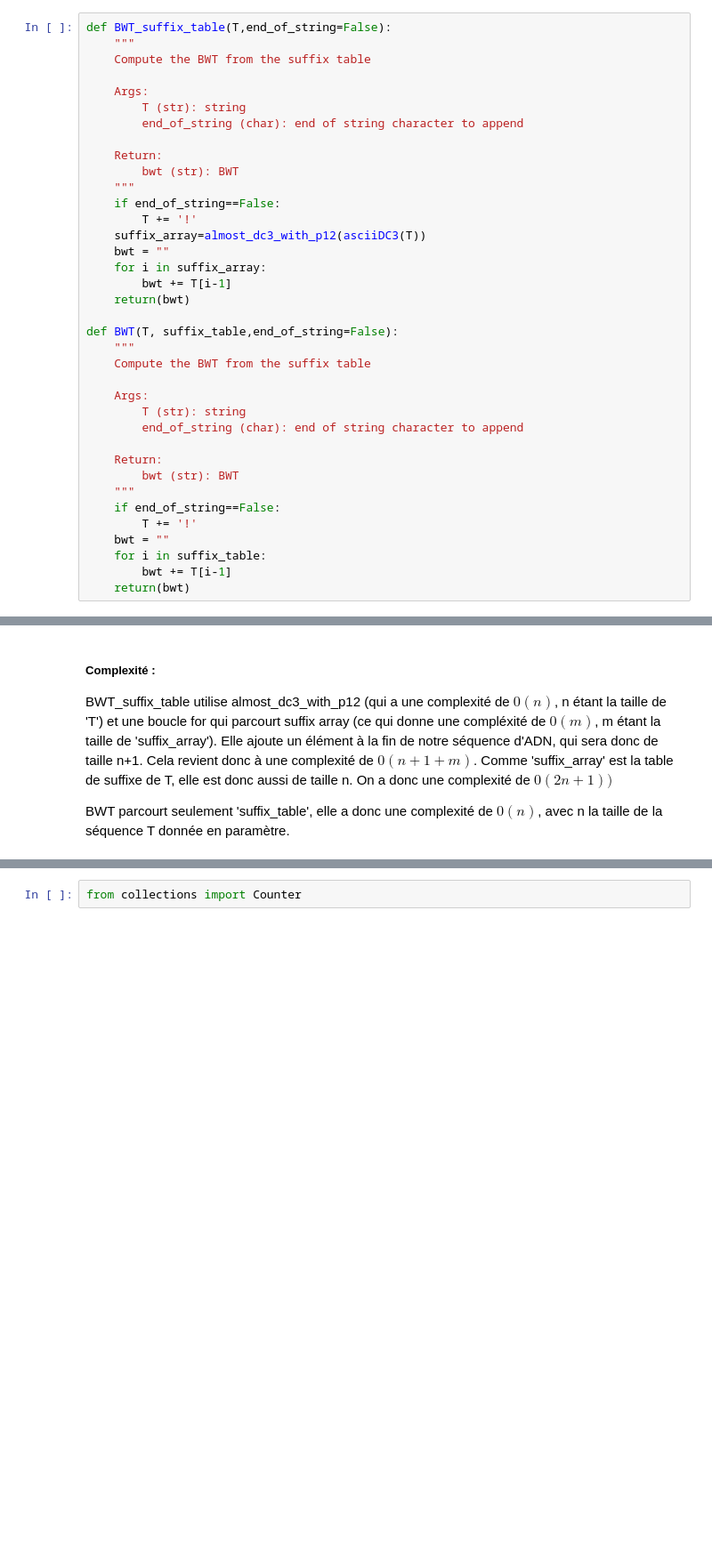
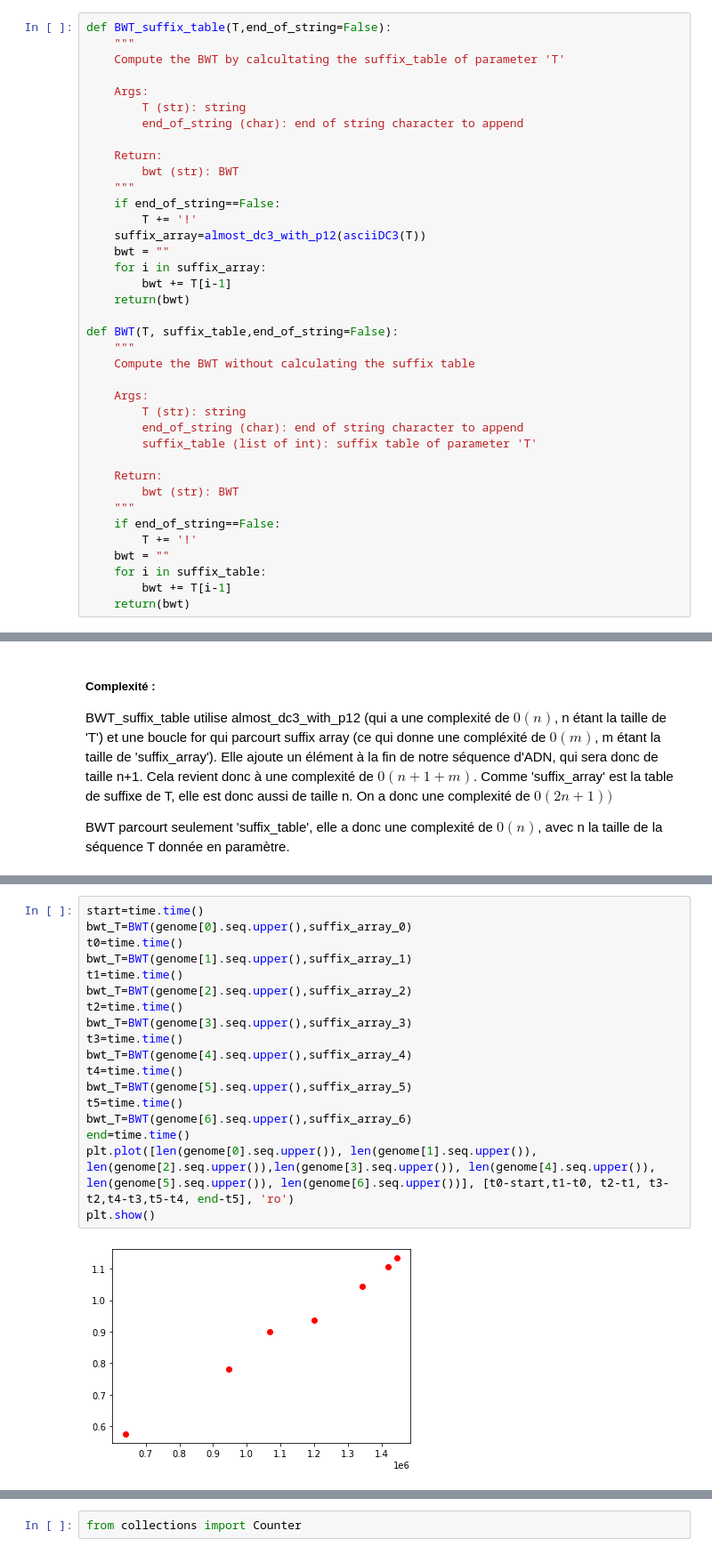
Before and after one commit to odri96352/omique2, a Jupyter notebook: dc3_qui_arrivait_a_aligner_une_sequence_dans_un_genome.ipynb, the cells around one changed output, grey strips where cells are left out. Shown at 89% size. Cells and saved outputs as stored; diff of their text form; blank space fills up the shorter version.

```diff
--- a/dc3_qui_arrivait_a_aligner_une_sequence_dans_un_genome.ipynb
+++ b/dc3_qui_arrivait_a_aligner_une_sequence_dans_un_genome.ipynb
@@ -638,7 +654,7 @@ On constate que les fonctions les plus consommatrices en temps, sont les fonctio
 # %%
 def BWT_suffix_table(T,end_of_string=False):
     """
-    Compute the BWT from the suffix table
+    Compute the BWT by calcultating the suffix_table of parameter 'T'
 
     Args:
         T (str): string
@@ -657,11 +673,12 @@ def BWT_suffix_table(T,end_of_string=False):
 
 def BWT(T, suffix_table,end_of_string=False):
     """
-    Compute the BWT from the suffix table
+    Compute the BWT without calculating the suffix table
 
     Args:
         T (str): string
         end_of_string (char): end of string character to append
+        suffix_table (list of int): suffix table of parameter 'T'
 
     Return:
         bwt (str): BWT
@@ -790,0 +765,20 @@ Thu Nov  9 12:35:49 2023    bwt_stats
+# %%
+start=time.time()
+bwt_T=BWT(genome[0].seq.upper(),suffix_array_0)
+t0=time.time()
+bwt_T=BWT(genome[1].seq.upper(),suffix_array_1)
+t1=time.time()
+bwt_T=BWT(genome[2].seq.upper(),suffix_array_2)
+t2=time.time()
+bwt_T=BWT(genome[3].seq.upper(),suffix_array_3)
+t3=time.time()
+bwt_T=BWT(genome[4].seq.upper(),suffix_array_4)
+t4=time.time()
+bwt_T=BWT(genome[5].seq.upper(),suffix_array_5)
+t5=time.time()
+bwt_T=BWT(genome[6].seq.upper(),suffix_array_6)
+end=time.time()
+plt.plot([len(genome[0].seq.upper()), len(genome[1].seq.upper()), len(genome[2].seq.upper()),len(genome[3].seq.upper()), len(genome[4].seq.upper()), len(genome[5].seq.upper()), len(genome[6].seq.upper())], [t0-start,t1-t0, t2-t1, t3-t2,t4-t3,t5-t4, end-t5], 'ro')
+plt.show()
+# %% [output]
+[figure, added]
```
Also changed, not shown: parts of 42 cells of this notebook.
